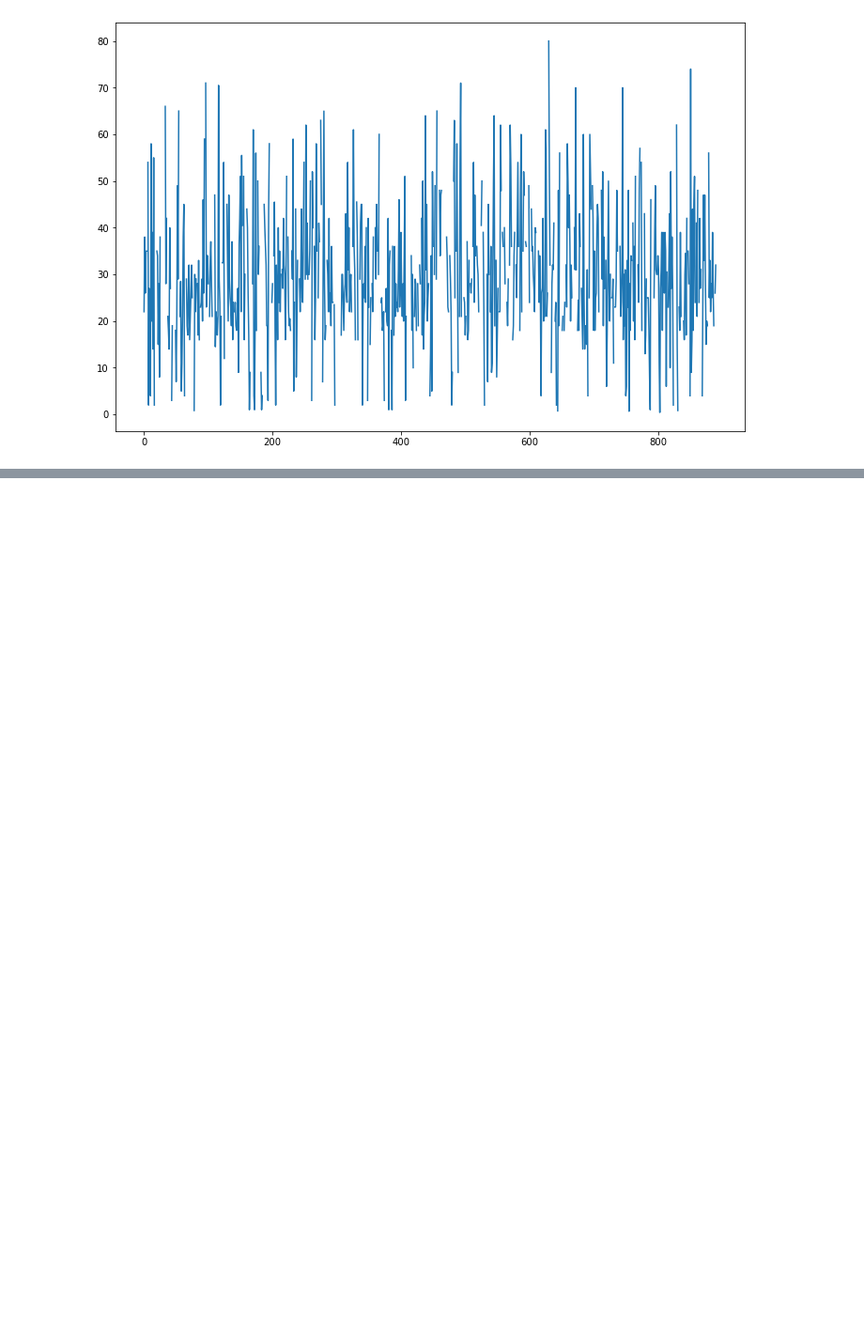
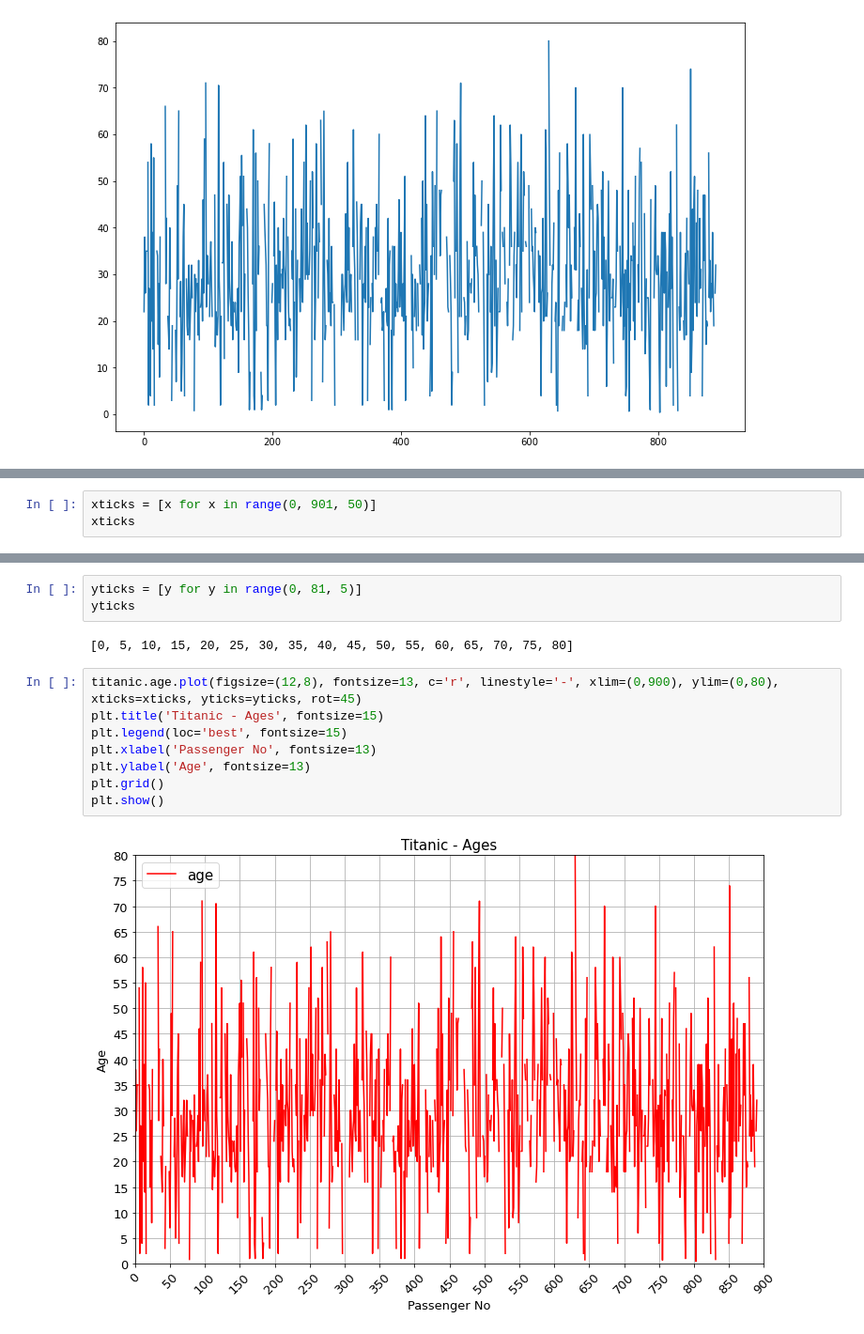
Before and after one commit to Jayce77/pythonDataCookbook, a Jupyter notebook: dataVisualizationExamples.ipynb, the cells around one changed output, grey strips where cells are left out. Shown at 94% size. Cells and saved outputs as stored; diff of their text form; blank space fills up the shorter version.

Commit message:
Matplotlib plot customizations

```diff
--- a/dataVisualizationExamples.ipynb
+++ b/dataVisualizationExamples.ipynb
@@ -59,0 +62,3 @@ plt.show()
+# %%
+xticks = [x for x in range(0, 901, 50)]
+xticks
@@ -59,0 +85,15 @@ plt.show()
+# %%
+yticks = [y for y in range(0, 81, 5)]
+yticks
+# %% [output]
+[0, 5, 10, 15, 20, 25, 30, 35, 40, 45, 50, 55, 60, 65, 70, 75, 80]
+# %%
+titanic.age.plot(figsize=(12,8), fontsize=13, c='r', linestyle='-', xlim=(0,900), ylim=(0,80), xticks=xticks, yticks=yticks, rot=45)
+plt.title('Titanic - Ages', fontsize=15)
+plt.legend(loc='best', fontsize=15)
+plt.xlabel('Passenger No', fontsize=13)
+plt.ylabel('Age', fontsize=13)
+plt.grid()
+plt.show()
+# %% [output]
+[figure, added]
```
Also changed, not shown: parts of 5 cells of this notebook.
